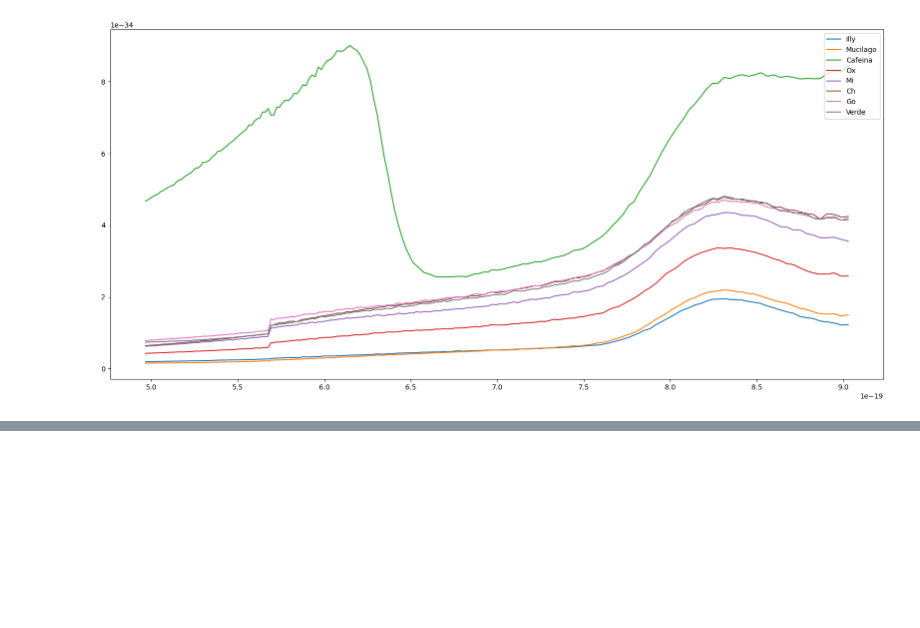
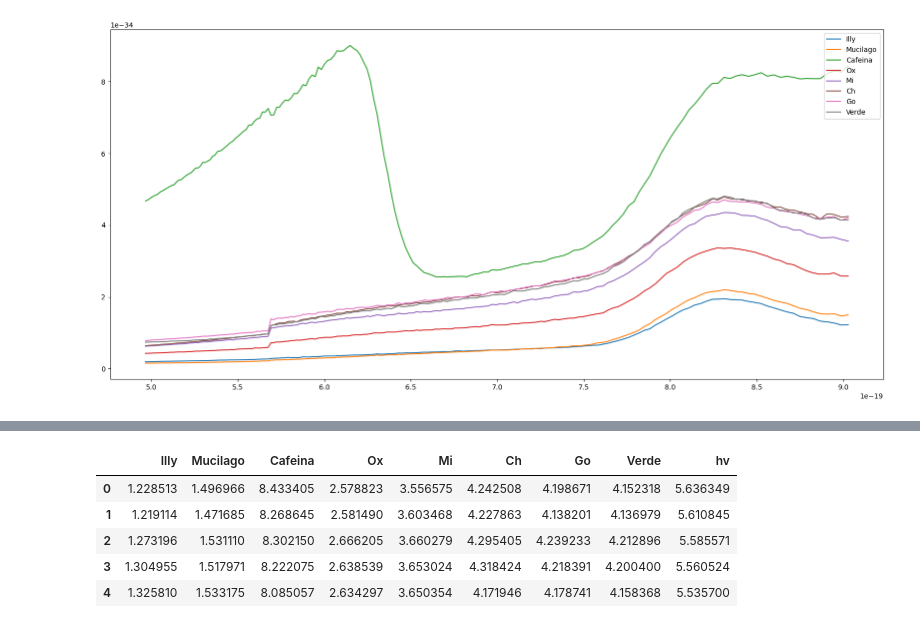
Before and after one commit to jazoro911/CafeLab, a Jupyter notebook: Liz/Proyects/Kubelka-Monk-Reflectance.ipynb, the cells around one changed output, grey strips where cells are left out. Cells and saved outputs as stored; diff of their text form; code cells hidden in the pictures; blank space fills up the shorter version.

```diff
--- a/Liz/Proyects/Kubelka-Monk-Reflectance.ipynb
+++ b/Liz/Proyects/Kubelka-Monk-Reflectance.ipynb
@@ -215,0 +216,14 @@ data_energia.to_csv('/Users/lizoro/Proyects/CafeLab/Liz/Proyects/Data/data_km.cs
+# %%
+# Normalizando los datos
+data_energia_norm = data_energia.copy()
+data_energia_norm.iloc[:,:-1] = data_energia_norm.iloc[:,:-1] / (1e-34)
+#data_energia_norm.iloc[:, :-1] = data_energia_norm.iloc[:, :-1] / (1e-34)
+
+data_energia_norm.head()
+# %% [output]
+|  | Illy | Mucilago | Cafeina | Ox | Mi | Ch | Go | Verde | hv |
+| 0 | 1.228513 | 1.496966 | 8.433405 | 2.578823 | 3.556575 | 4.242508 | 4.198671 | 4.152318 | 5.636349 |
+| 1 | 1.219114 | 1.471685 | 8.268645 | 2.581490 | 3.603468 | 4.227863 | 4.138201 | 4.136979 | 5.610845 |
+| 2 | 1.273196 | 1.531110 | 8.302150 | 2.666205 | 3.660279 | 4.295405 | 4.239233 | 4.212896 | 5.585571 |
+| 3 | 1.304955 | 1.517971 | 8.222075 | 2.638539 | 3.653024 | 4.318424 | 4.218391 | 4.200400 | 5.560524 |
+| 4 | 1.325810 | 1.533175 | 8.085057 | 2.634297 | 3.650354 | 4.171946 | 4.178741 | 4.158368 | 5.535700 |
```
Also changed, not shown: parts of 5 cells of this notebook.
